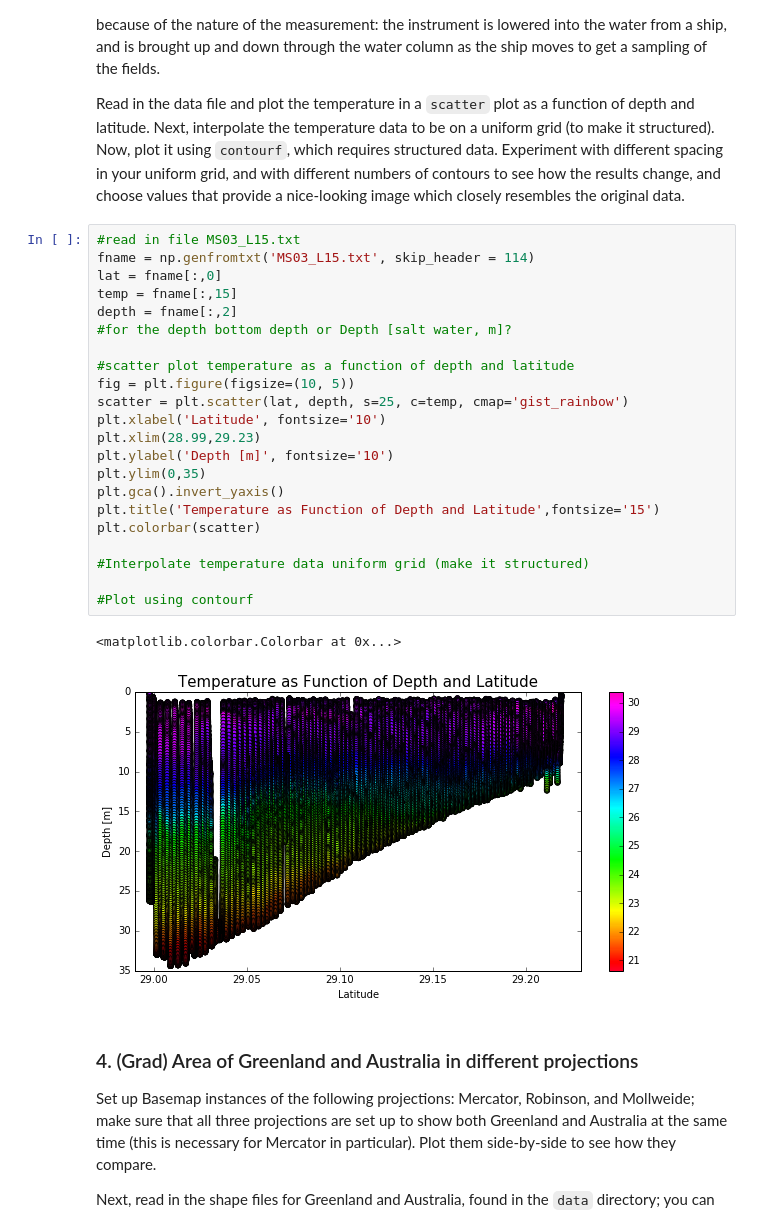
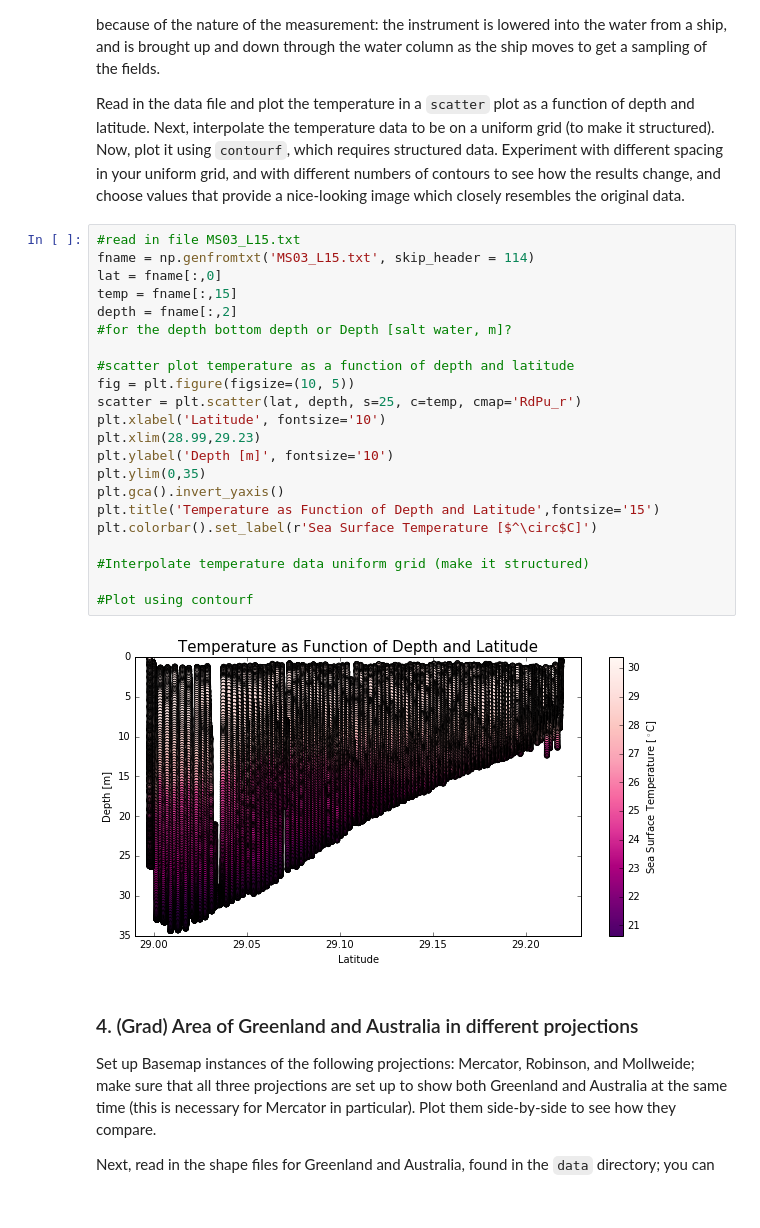
Before and after one commit to mschoemann272/python4geosciences-hw, a Jupyter notebook: hw05_Mackenzie_Schoemann.ipynb, the cells around one changed output. Cells and saved outputs as stored; diff of their text form.

```diff
--- a/hw05_Mackenzie_Schoemann.ipynb
+++ b/hw05_Mackenzie_Schoemann.ipynb
@@ -127,28 +127,27 @@ Read in the data file and plot the temperature in a `scatter` plot as a function
 # %%
 #read in file MS03_L15.txt
 fname = np.genfromtxt('MS03_L15.txt', skip_header = 114)
 lat = fname[:,0]
 temp = fname[:,15]
 depth = fname[:,2]
 #for the depth bottom depth or Depth [salt water, m]?
 
 #scatter plot temperature as a function of depth and latitude
 fig = plt.figure(figsize=(10, 5))
-scatter = plt.scatter(lat, depth, s=25, c=temp, cmap='gist_rainbow')
+scatter = plt.scatter(lat, depth, s=25, c=temp, cmap='RdPu_r')
 plt.xlabel('Latitude', fontsize='10')
 plt.xlim(28.99,29.23)
 plt.ylabel('Depth [m]', fontsize='10')
 plt.ylim(0,35)
 plt.gca().invert_yaxis()
 plt.title('Temperature as Function of Depth and Latitude',fontsize='15')
-plt.colorbar(scatter)
+plt.colorbar().set_label(r'Sea Surface Temperature [$^\circ$C]')
 
 #Interpolate temperature data uniform grid (make it structured)
 
 #Plot using contourf
 # %% [output]
-<matplotlib.colorbar.Colorbar at 0x...>
-[figure, old version]
+[figure, new version]
 # %% [markdown]
 ### 4. (Grad) Area of Greenland and Australia in different projections
 
```
Also changed, not shown: parts of 3 cells of this notebook.
